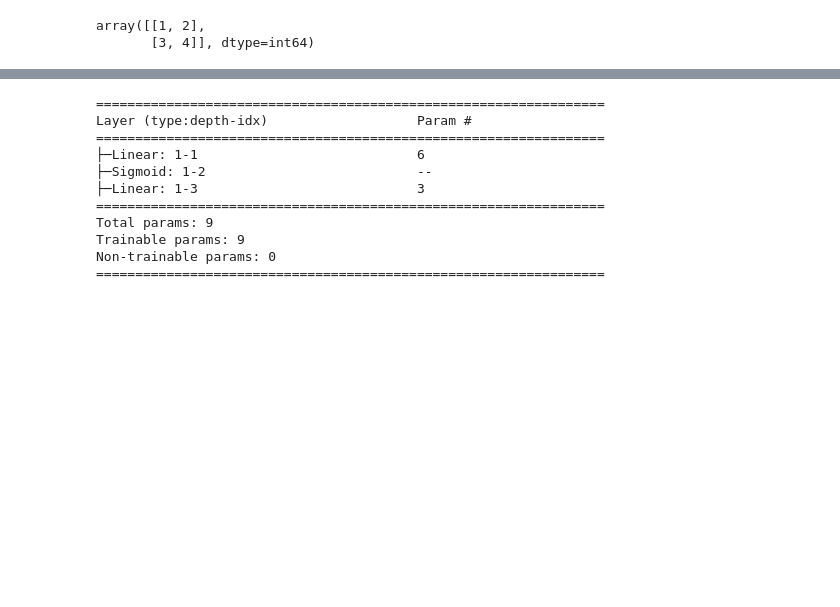
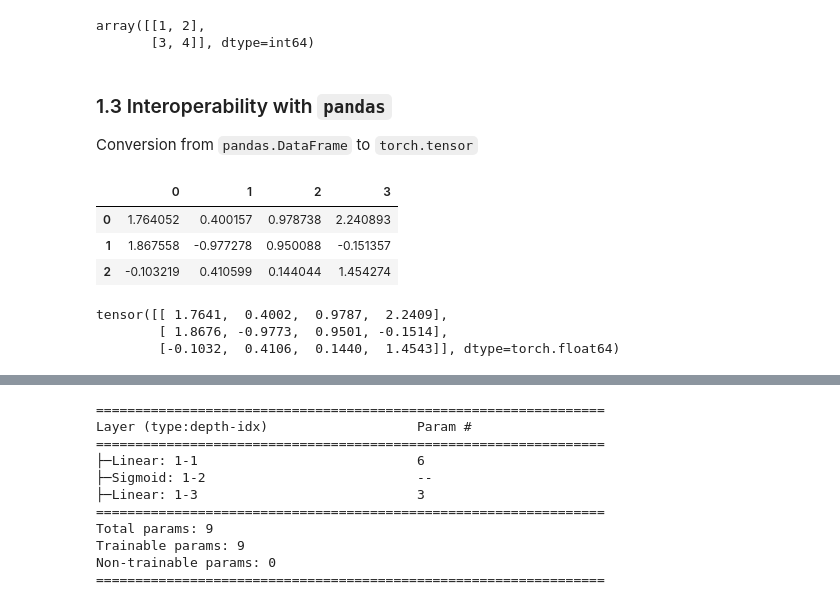
Before and after one commit to Sutton-Research-Lab/Python_workshop_2022, a Jupyter notebook: materials/Day_04/Day_04_Introduction_to_Pytorch.ipynb, the cells around one changed output, grey strips where cells are left out. Cells and saved outputs as stored; diff of their text form; code cells hidden in the pictures; blank space fills up the shorter version.

````diff
--- a/materials/Day_04/Day_04_Introduction_to_Pytorch.ipynb
+++ b/materials/Day_04/Day_04_Introduction_to_Pytorch.ipynb
@@ -81,3 +86,6 @@ ts_arr
 # %% [output]
 array([[1, 2],
        [3, 4]], dtype=int64)
+# %% [markdown]
+### 1.3 Interoperability with ```pandas```
+Conversion from ```pandas.DataFrame``` to ```torch.tensor```
@@ -83,0 +94,14 @@ array([[1, 2],
+# %%
+df = pd.DataFrame(arr)
+df
+# %% [output]
+|  | 0 | 1 | 2 | 3 |
+| 0 | 1.764052 | 0.400157 | 0.978738 | 2.240893 |
+| 1 | 1.867558 | -0.977278 | 0.950088 | -0.151357 |
+| 2 | -0.103219 | 0.410599 | 0.144044 | 1.454274 |
+# %%
+torch.tensor(df.values)
+# %% [output]
+tensor([[ 1.7641,  0.4002,  0.9787,  2.2409],
+        [ 1.8676, -0.9773,  0.9501, -0.1514],
+        [-0.1032,  0.4106,  0.1440,  1.4543]], dtype=torch.float64)
````
Also changed, not shown: parts of 42 cells of this notebook.
